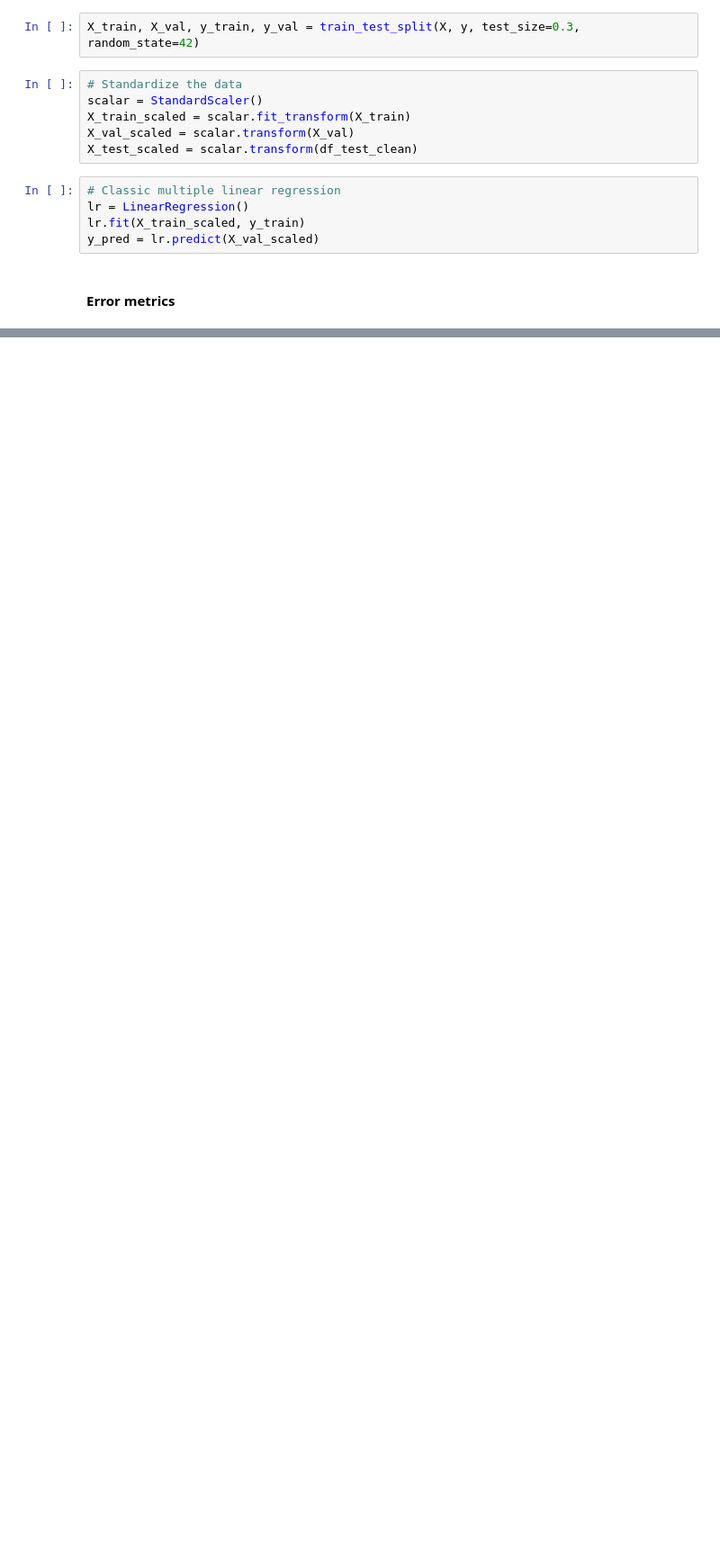
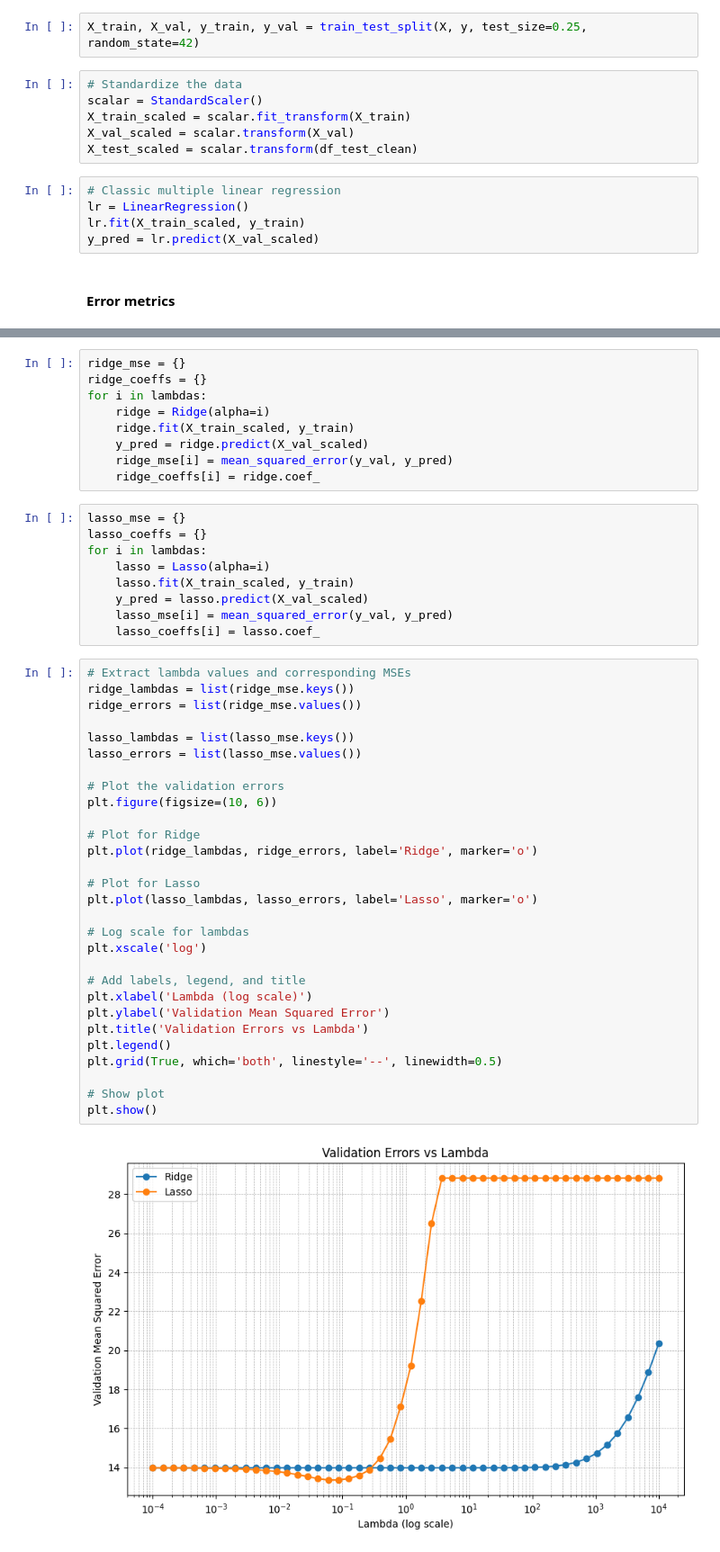
Before and after one commit to MeetPatel89/synthetic_pred, a Jupyter notebook: notebooks/explore-0.0.1.ipynb, the cells around one changed output, grey strips where cells are left out. Shown: that part at 90% size. Cells and saved outputs as stored; diff of their text form; blank space fills up the shorter version.

```diff
--- a/notebooks/explore-0.0.1.ipynb
+++ b/notebooks/explore-0.0.1.ipynb
@@ -306,7 +317,7 @@ null_pct_df[null_pct_df["null_count"] > 0]
 X = df_train_clean.drop(columns=["target"])
 y = df_train_clean["target"]
 # %%
-X_train, X_val, y_train, y_val = train_test_split(X, y, test_size=0.3, random_state=42)
+X_train, X_val, y_train, y_val = train_test_split(X, y, test_size=0.25, random_state=42)
 # %%
 # Standardize the data
 scalar = StandardScaler()
@@ -339,0 +339,49 @@ plt.show()
+# %%
+ridge_mse = {}
+ridge_coeffs = {}
+for i in lambdas:
+    ridge = Ridge(alpha=i)
+    ridge.fit(X_train_scaled, y_train)
+    y_pred = ridge.predict(X_val_scaled)
+    ridge_mse[i] = mean_squared_error(y_val, y_pred)
+    ridge_coeffs[i] = ridge.coef_
+# %%
+lasso_mse = {}
+lasso_coeffs = {}
+for i in lambdas:
+    lasso = Lasso(alpha=i)
+    lasso.fit(X_train_scaled, y_train)
+    y_pred = lasso.predict(X_val_scaled)
+    lasso_mse[i] = mean_squared_error(y_val, y_pred)
+    lasso_coeffs[i] = lasso.coef_
+# %%
+# Extract lambda values and corresponding MSEs
+ridge_lambdas = list(ridge_mse.keys())
+ridge_errors = list(ridge_mse.values())
+
+lasso_lambdas = list(lasso_mse.keys())
+lasso_errors = list(lasso_mse.values())
+
+# Plot the validation errors
+plt.figure(figsize=(10, 6))
+
+# Plot for Ridge
+plt.plot(ridge_lambdas, ridge_errors, label='Ridge', marker='o')
+
+# Plot for Lasso
+plt.plot(lasso_lambdas, lasso_errors, label='Lasso', marker='o')
+
+# Log scale for lambdas
+plt.xscale('log')
+
+# Add labels, legend, and title
+plt.xlabel('Lambda (log scale)')
+plt.ylabel('Validation Mean Squared Error')
+plt.title('Validation Errors vs Lambda')
+plt.legend()
+plt.grid(True, which='both', linestyle='--', linewidth=0.5)
+
+# Show plot
+plt.show()
+# %% [output]
+[figure, added]
```
Also changed, not shown: parts of 10 cells of this notebook.
